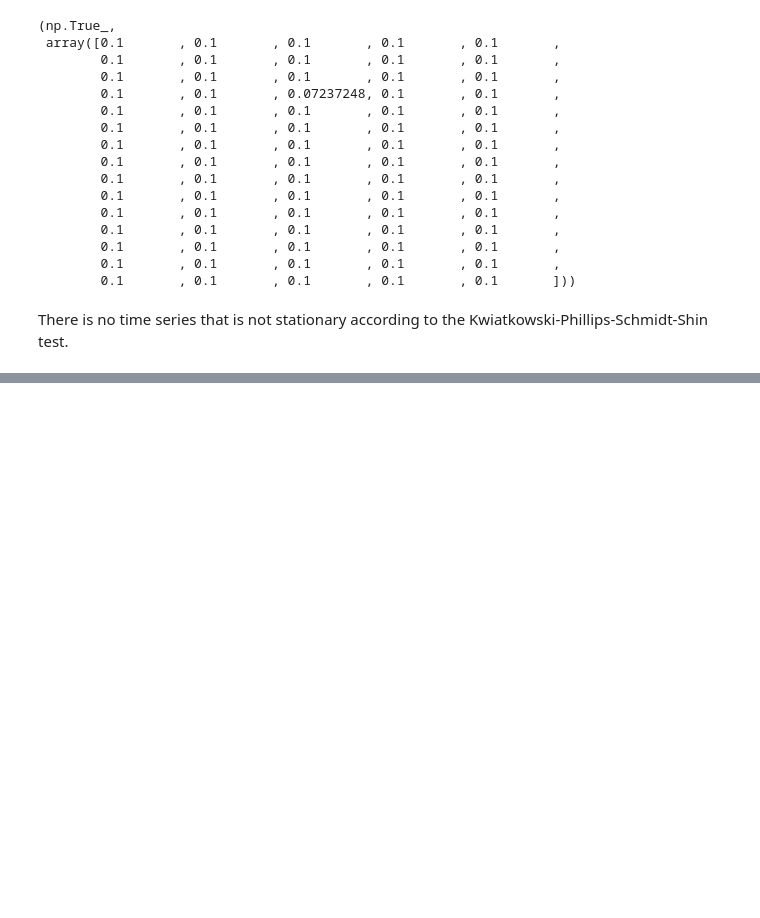
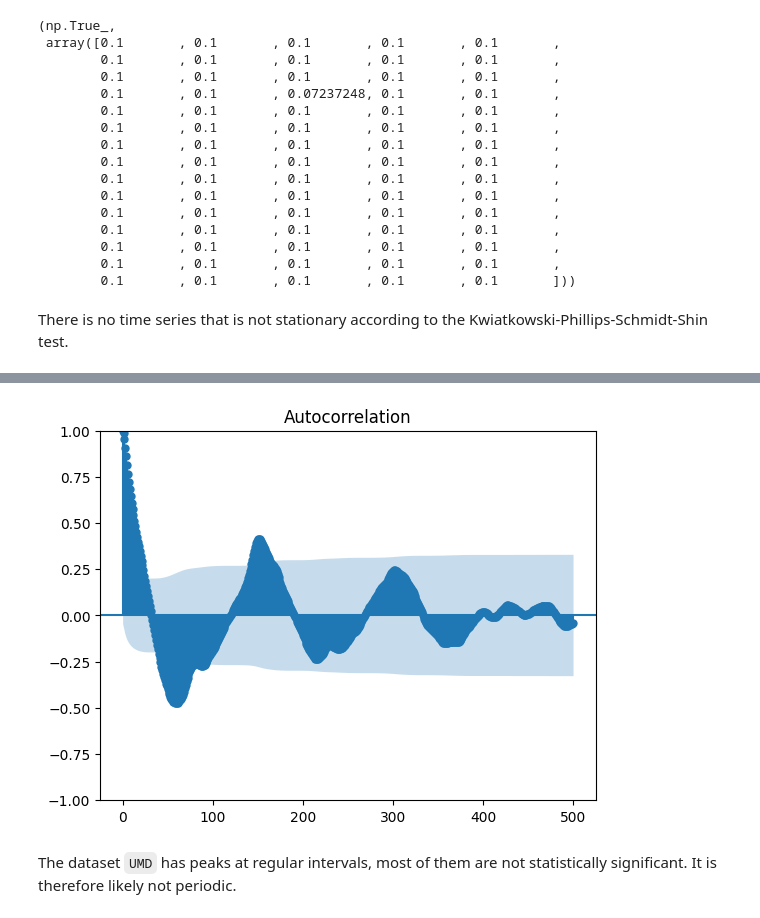
Before and after one commit to JaasperK/oracle, a Jupyter notebook: notebooks/stattests.ipynb, the cells around one changed output, grey strips where cells are left out. Drawn from its saved outputs; the diff is of its cells as text; code cells hidden in the pictures; blank space fills up the shorter version.

```diff
--- a/notebooks/stattests.ipynb
+++ b/notebooks/stattests.ipynb
@@ -122,0 +134,6 @@ plt.show()
+# %%
+fig = plot_acf(ts, lags=500)
+# %% [output]
+[figure, added]
+# %% [markdown]
+The dataset `UMD` has peaks at regular intervals, most of them are not statistically significant. It is therefore likely not periodic.
```
Also changed, not shown: parts of 6 cells of this notebook.
